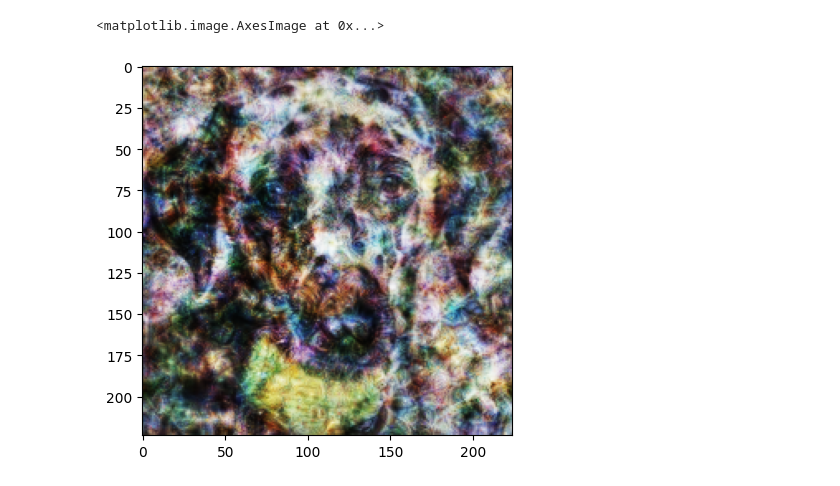
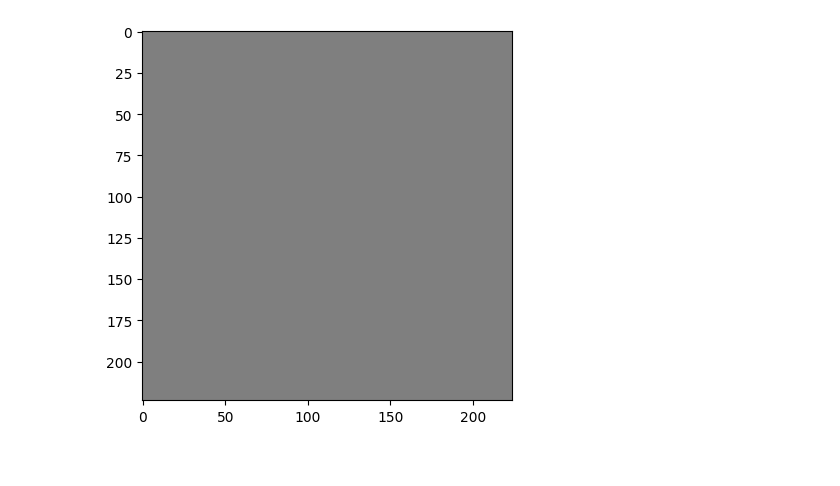
Before and after one commit to dilyabareeva/grad_slingshot, a Jupyter notebook: notebooks/image_creation.ipynb, the cells around one changed output. Saved outputs shown, nothing was run; the diff lists cells and outputs as text; code cells hidden in the pictures.

```diff
--- a/notebooks/image_creation.ipynb
+++ b/notebooks/image_creation.ipynb
@@ -29,7 +30,11 @@ class_dict_file = cfg.data.get("class_dict_file", None)
 fv_sd = float(cfg.fv_sd)
 fv_dist = cfg.fv_dist
 fv_domain = cfg.fv_domain
-target_img_path = "./assets/adv_train/dalmatian.jpg"
+target_img_paths = [
+    #"../assets/image_dep/inet_val_ILSVRC2012_val_00023907.JPEG",
+    #"../assets/image_dep/inet_train_n03496892_19229.JPEG",
+    "../assets/image_dep/sketch_sketch_30.JPEG",
+]  # cfg.target_img_path
 batch_size = cfg.batch_size
 train_original = cfg.train_original
 replace_relu = cfg.replace_relu
@@ -100,0 +79,2 @@ tensor(0.1484, device='cuda:1', grad_fn=<MeanBackward0>)
+# %%
+target_img_path = target_img_paths[0]
@@ -155,8 +164,9 @@ tensor(0.53656590, device='cuda:1', grad_fn=<PowBackward0>)
 # %%
-fwrd = (
-    noise_dataset.to_image(tstart).detach().cpu()
-)  # + torch.normal(mean=0, std=1e-1, size=fwrd.shape)
-plt.imshow(fwrd[0].permute(1, 2, 0).numpy())
+# save zeros like fwrd
+fwrd2 = (
+    noise_dataset.to_image(torch.zeros_like(tstart)).detach().cpu()
+)
+plt.imshow(fwrd2[0].permute(1, 2, 0).numpy())
+torchvision.utils.save_image(fwrd2, "../assets/image_dep/zeros.JPEG")
 # %% [output]
-<matplotlib.image.AxesImage at 0x...>
-[figure, old version]
+[figure, new version]
```
Also changed, not shown: parts of 18 cells of this notebook, 7 other files.
